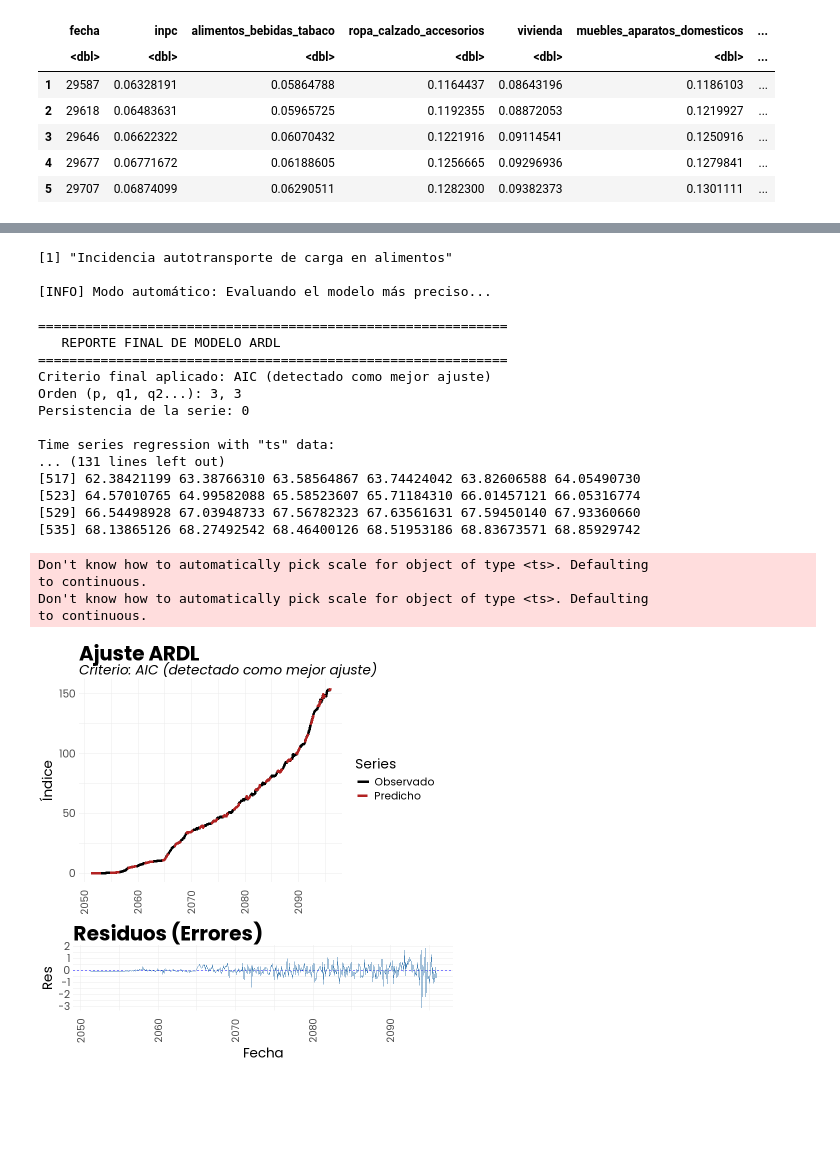
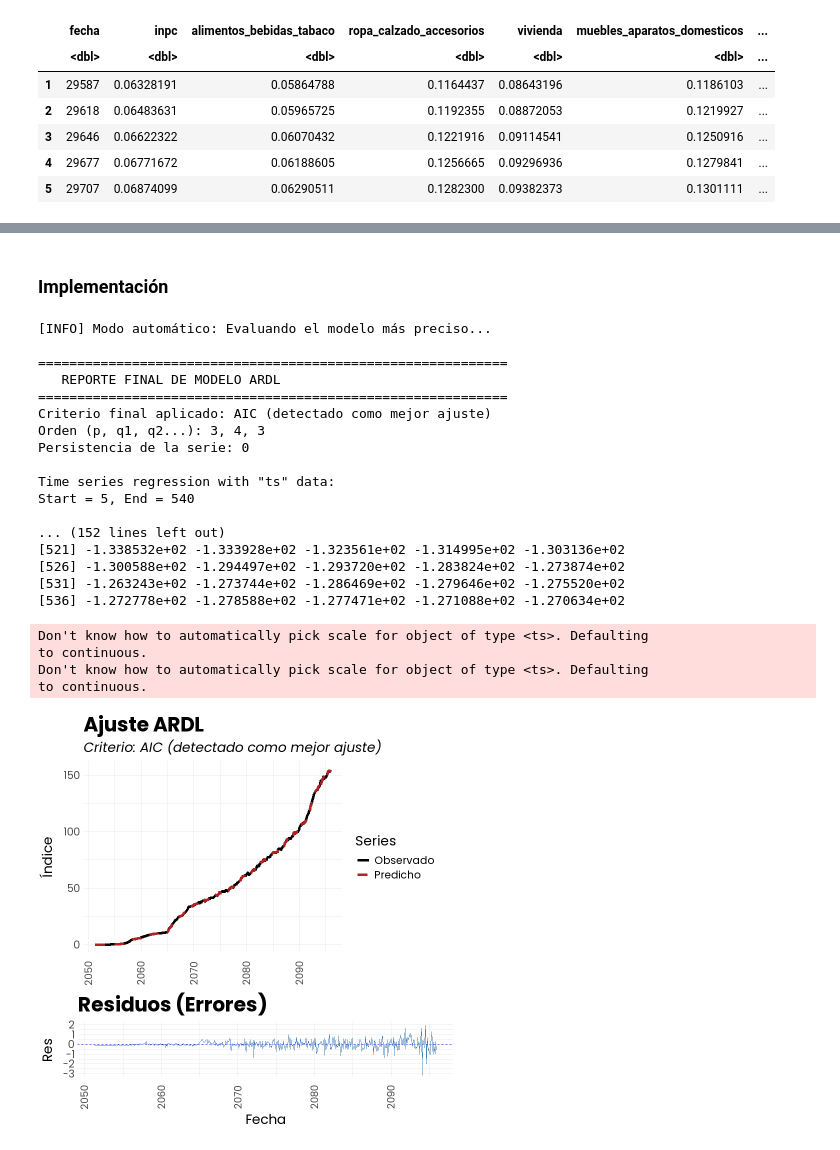
Before and after one commit to claudiodanielpc/ferrocarriles, a Jupyter notebook: implementa_modelo.ipynb, the cells around one changed output, grey strips where cells are left out. Cells and saved outputs as stored; diff of their text form; code cells hidden in the pictures; blank space fills up the shorter version.

Commit message:
Implementación de modelos

```diff
--- a/implementa_modelo.ipynb
+++ b/implementa_modelo.ipynb
@@ -173,33 +139,29 @@ to continuous.
-# %%
-print("Incidencia autotransporte de carga en alimentos")
-alimentos_transp_carga <- run_ardl_model(
-  data =indices,
-  date_var = "fecha",
-  dep_var = "alimentos_bebidas_tabaco",
-  indep_vars = c("autotransporte_carga"),
-  seleccion_modelo = NULL,
-  max_order = 4
-)
-# %% [output]
-[1] "Incidencia autotransporte de carga en alimentos"
-
-[INFO] Modo automático: Evaluando el modelo más preciso...
-
-============================================================
-   REPORTE FINAL DE MODELO ARDL
-============================================================
-Criterio final aplicado: AIC (detectado como mejor ajuste)
-Orden (p, q1, q2...): 3, 3
-Persistencia de la serie: 0
-
-Time series regression with "ts" data:
-... (131 lines left out)
-[517] 62.38421199 63.38766310 63.58564867 63.74424042 63.82606588 64.05490730
-[523] 64.57010765 64.99582088 65.58523607 65.71184310 66.01457121 66.05316774
-[529] 66.54498928 67.03948733 67.56782323 67.63561631 67.59450140 67.93360660
-[535] 68.13865126 68.27492542 68.46400126 68.51953186 68.83673571 68.85929742
-Don't know how to automatically pick scale for object of type <ts>. Defaulting
-to continuous.
-Don't know how to automatically pick scale for object of type <ts>. Defaulting
-to continuous.
-[figure, removed]
+# %% [markdown]
+### Implementación
+# %%
+# Modelo 1: Alimentos
+res_alimentos <- run_ardl_model(data=indices, date_var="fecha", dep_var="alimentos_bebidas_tabaco",
+                               indep_vars=c("ferrocarril", "autotransporte_carga"),,seleccion_modelo= NULL, max_order=4)
+# %% [output]
+[INFO] Modo automático: Evaluando el modelo más preciso...
+
+============================================================
+   REPORTE FINAL DE MODELO ARDL
+============================================================
+Criterio final aplicado: AIC (detectado como mejor ajuste)
+Orden (p, q1, q2...): 3, 4, 3
+Persistencia de la serie: 0
+
+Time series regression with "ts" data:
+Start = 5, End = 540
+
+... (152 lines left out)
+[521] -1.338532e+02 -1.333928e+02 -1.323561e+02 -1.314995e+02 -1.303136e+02
+[526] -1.300588e+02 -1.294497e+02 -1.293720e+02 -1.283824e+02 -1.273874e+02
+[531] -1.263243e+02 -1.273744e+02 -1.286469e+02 -1.279646e+02 -1.275520e+02
+[536] -1.272778e+02 -1.278588e+02 -1.277471e+02 -1.271088e+02 -1.270634e+02
+Don't know how to automatically pick scale for object of type <ts>. Defaulting
+to continuous.
+Don't know how to automatically pick scale for object of type <ts>. Defaulting
+to continuous.
+[figure, added]
```
Also changed, not shown: parts of 3 cells of this notebook.
